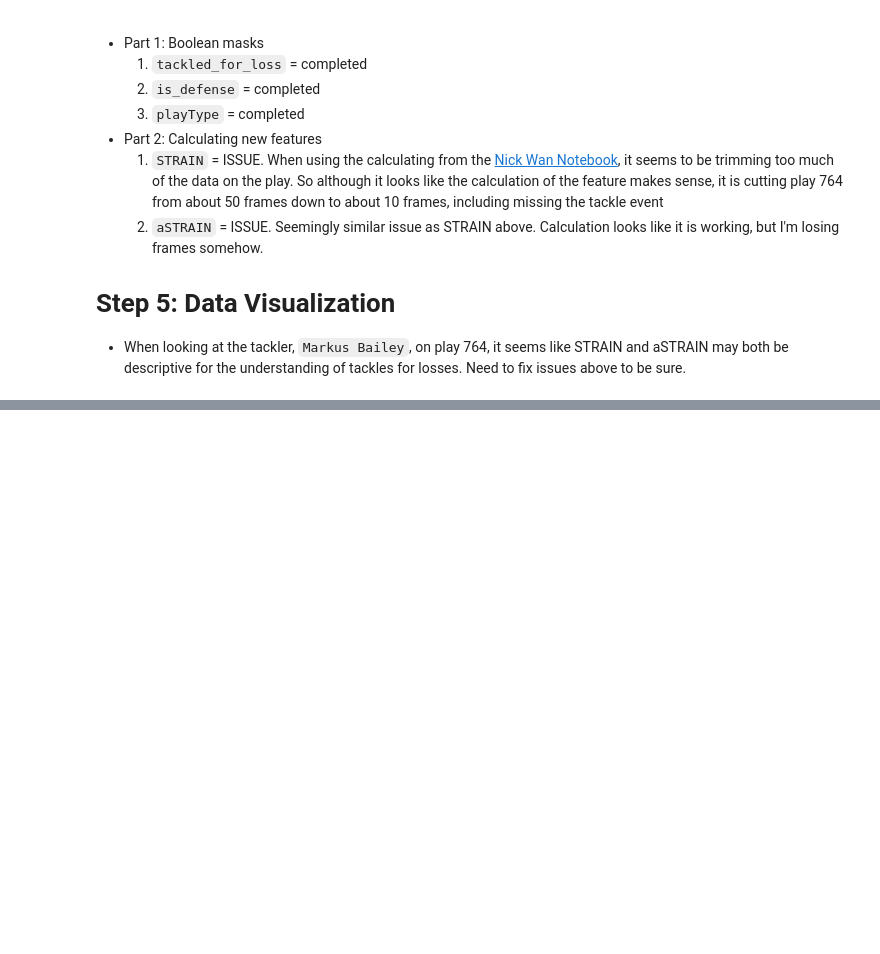
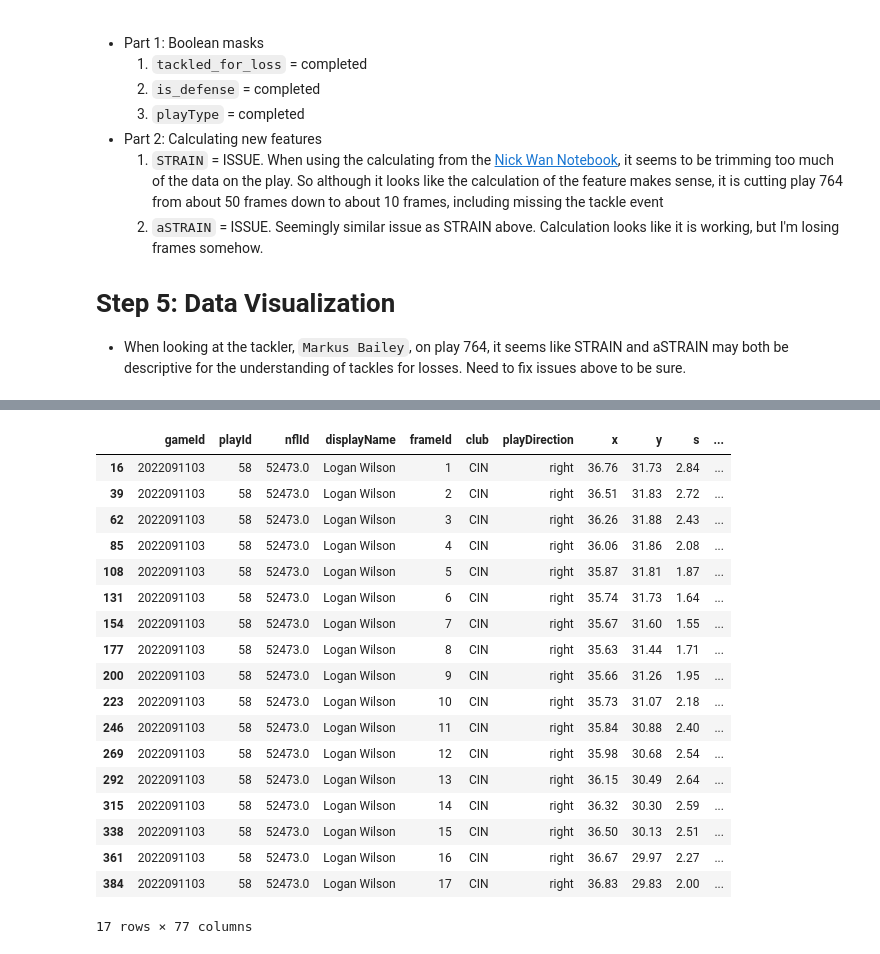
Before and after one commit to nacoker/NFL-big-data-bowl-2024, a Jupyter notebook: calculating-player-distances-and-assessing-tackles.ipynb, the cells around one changed output, grey strips where cells are left out. Saved outputs shown, nothing was run; the diff lists cells and outputs as text; code cells hidden in the pictures; blank space fills up the shorter version.

```diff
--- a/calculating-player-distances-and-assessing-tackles.ipynb
+++ b/calculating-player-distances-and-assessing-tackles.ipynb
@@ -392,0 +607,34 @@ _play764_tackler
+# %%
+# calculate velocity and acceleration towards the ball
+_LW_test['v_ball'] = -1.0*(_LW_test.loc[:,'football'].sub(_LW_test.loc[:,'football'].shift())).div(0.1)
+_LW_test['a_ball'] = -1.0*(_LW_test.loc[:,'v_ball'].sub(_LW_test.loc[:,'v_ball'].shift())).div(0.1)
+# create a player ID check, so we don't assign STRAIN values to incorrect players
+_LW_test['_shift'] = _LW_test.loc[:,'nflId'].shift()
+_LW_test.loc[_LW_test['nflId']!=_LW_test['_shift'], ['v_ball','a_ball']] = np.nan
+
+# calculate STRAIN
+_LW_test['strain'] = _LW_test['v_ball'].div(_LW_test['football'])
+_LW_test['a_strain'] = _LW_test['a_ball'].div(_LW_test['football'])
+# drop helper columns that are no longer necessary
+_LW_test = _LW_test.drop(['_shift', 'is_start', 'is_end'], axis=1)
+_LW_test.head(50)
+# %% [output]
+|  | gameId | playId | nflId | displayName | frameId | club | playDirection | x | y | s | ... |
+| 16 | 2022091103 | 58 | 52473.0 | Logan Wilson | 1 | CIN | right | 36.76 | 31.73 | 2.84 | ... |
+| 39 | 2022091103 | 58 | 52473.0 | Logan Wilson | 2 | CIN | right | 36.51 | 31.83 | 2.72 | ... |
+| 62 | 2022091103 | 58 | 52473.0 | Logan Wilson | 3 | CIN | right | 36.26 | 31.88 | 2.43 | ... |
+| 85 | 2022091103 | 58 | 52473.0 | Logan Wilson | 4 | CIN | right | 36.06 | 31.86 | 2.08 | ... |
+| 108 | 2022091103 | 58 | 52473.0 | Logan Wilson | 5 | CIN | right | 35.87 | 31.81 | 1.87 | ... |
+| 131 | 2022091103 | 58 | 52473.0 | Logan Wilson | 6 | CIN | right | 35.74 | 31.73 | 1.64 | ... |
+| 154 | 2022091103 | 58 | 52473.0 | Logan Wilson | 7 | CIN | right | 35.67 | 31.60 | 1.55 | ... |
+| 177 | 2022091103 | 58 | 52473.0 | Logan Wilson | 8 | CIN | right | 35.63 | 31.44 | 1.71 | ... |
+| 200 | 2022091103 | 58 | 52473.0 | Logan Wilson | 9 | CIN | right | 35.66 | 31.26 | 1.95 | ... |
+| 223 | 2022091103 | 58 | 52473.0 | Logan Wilson | 10 | CIN | right | 35.73 | 31.07 | 2.18 | ... |
+| 246 | 2022091103 | 58 | 52473.0 | Logan Wilson | 11 | CIN | right | 35.84 | 30.88 | 2.40 | ... |
+| 269 | 2022091103 | 58 | 52473.0 | Logan Wilson | 12 | CIN | right | 35.98 | 30.68 | 2.54 | ... |
+| 292 | 2022091103 | 58 | 52473.0 | Logan Wilson | 13 | CIN | right | 36.15 | 30.49 | 2.64 | ... |
+| 315 | 2022091103 | 58 | 52473.0 | Logan Wilson | 14 | CIN | right | 36.32 | 30.30 | 2.59 | ... |
+| 338 | 2022091103 | 58 | 52473.0 | Logan Wilson | 15 | CIN | right | 36.50 | 30.13 | 2.51 | ... |
+| 361 | 2022091103 | 58 | 52473.0 | Logan Wilson | 16 | CIN | right | 36.67 | 29.97 | 2.27 | ... |
+| 384 | 2022091103 | 58 | 52473.0 | Logan Wilson | 17 | CIN | right | 36.83 | 29.83 | 2.00 | ... |
+17 rows × 77 columns
```
Also changed, not shown: parts of 22 cells of this notebook.
